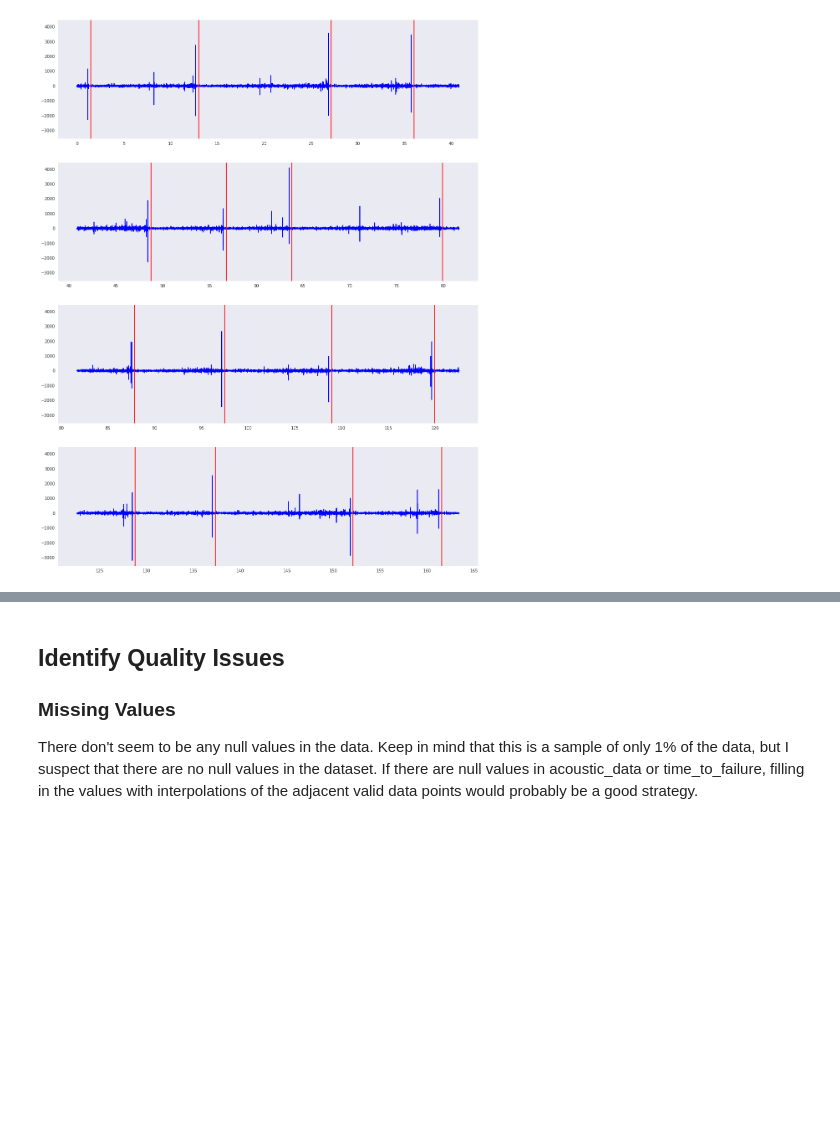
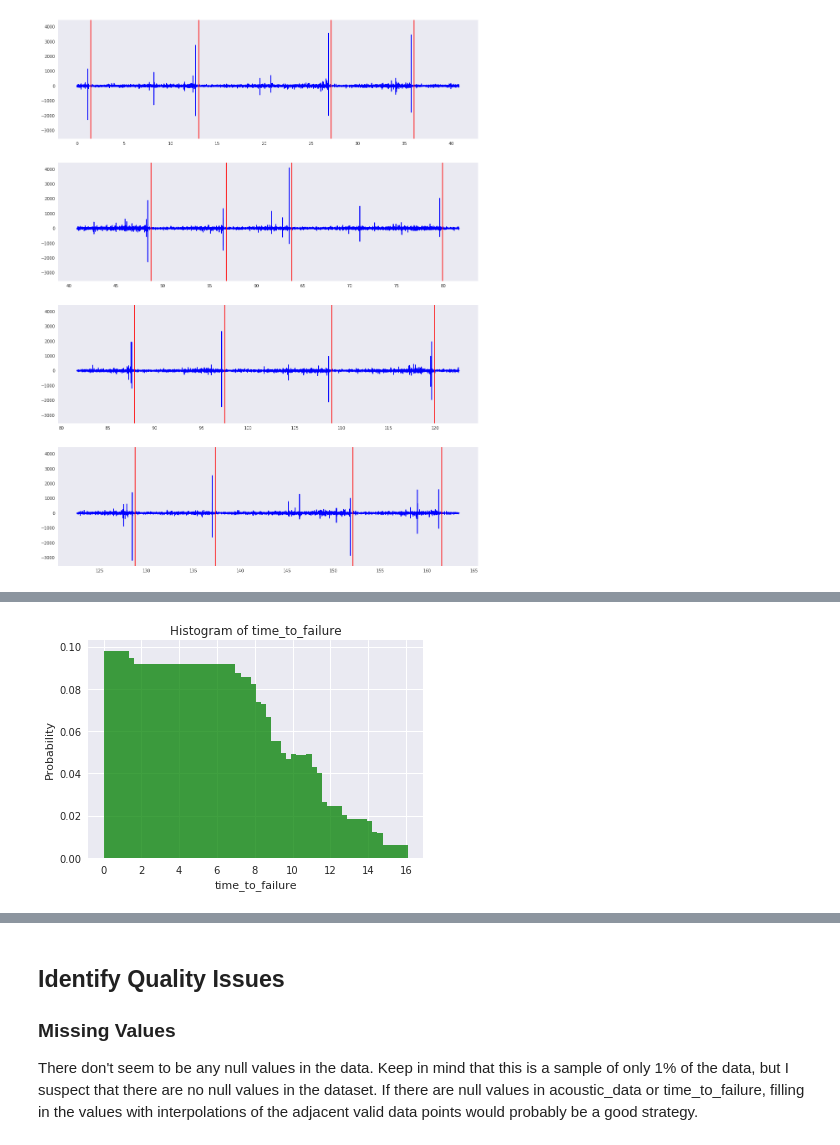
Before and after one commit to jeff-daniels/kaggle-scripts, a Jupyter notebook: LANL Earthquake Detection.ipynb, the cells around one changed output, grey strips where cells are left out. Saved outputs shown, nothing was run; the diff lists cells and outputs as text; code cells hidden in the pictures; blank space fills up the shorter version.

```diff
--- a/LANL Earthquake Detection.ipynb
+++ b/LANL Earthquake Detection.ipynb
@@ -85,7 +85,7 @@ def sample_csv(filename, nth_line):
             df.to_csv(sample_filename, index=False)
     return df
 # %%
-def load_random_test(seed = None, verbose = False):
+def load_random_test_seg(seed = None, verbose = False):
     """
     load a random file in the current directory
     reads csv
@@ -113,7 +113,7 @@ train_filename = 'train.csv'
 train_orig = sample_csv(train_filename, INVERSE_SAMPLE_FRACTION)
 train = train_orig.copy()
 
-test_orig = load_random_test(seed = 42, verbose = True)
+test_orig = load_random_test_seg(seed = 42, verbose = True)
 test = test_orig.copy()
 # %% [output]
 test filename: seg_8777bd.csv
@@ -298,0 +314,8 @@ plot_failure(train, nrows = 4)
+# %%
+n, bins, patches = plt.hist(train['time_to_failure'].fillna(0), bins = 60, density=1, facecolor='g', alpha=0.75)
+plt.xlabel('time_to_failure')
+plt.ylabel('Probability')
+plt.title('Histogram of time_to_failure')
+plt.show()
+# %% [output]
+[figure, added]
```
Also changed, not shown: parts of 26 cells of this notebook.
